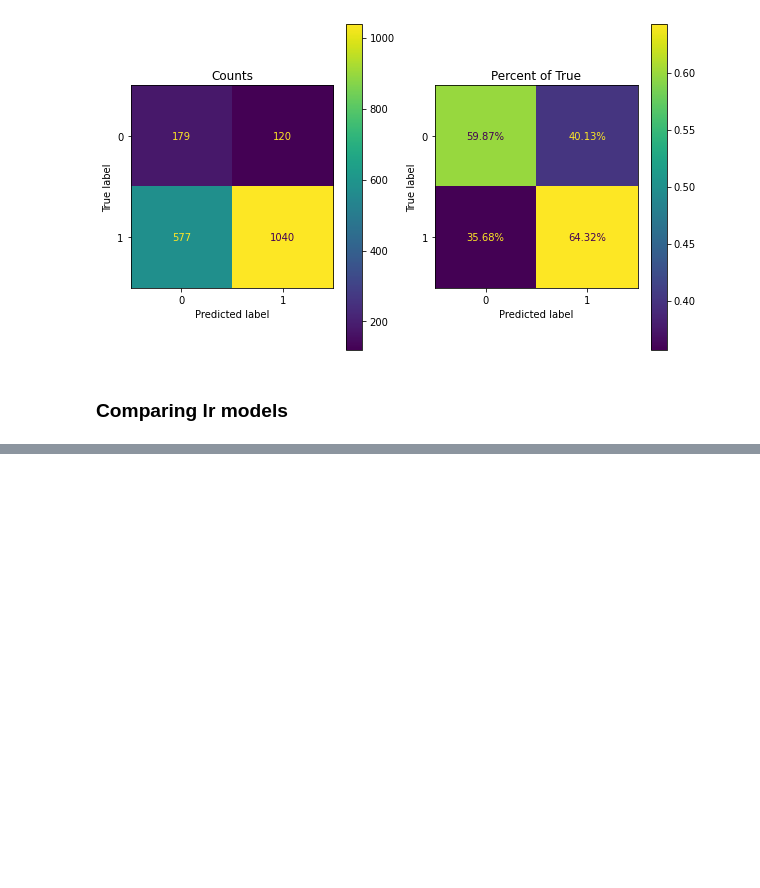
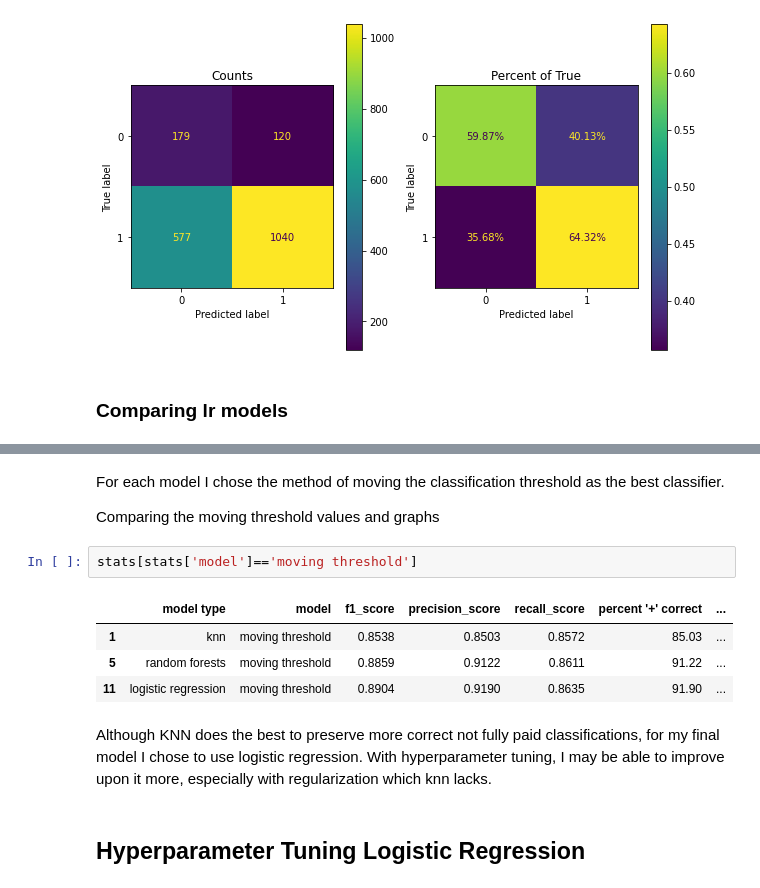
Before and after one commit to mathisme/ThinkfulSLCap, a Jupyter notebook: Capstone.ipynb, the cells around one changed output, grey strips where cells are left out. Drawn from its saved outputs; the diff is of its cells as text; blank space fills up the shorter version.

```diff
--- a/Capstone.ipynb
+++ b/Capstone.ipynb
@@ -930,0 +987,15 @@ plot_confusion_matrix(lr5 ,Xlr_test, y_test, ax = axs[1], normalize='true', valu
+# %% [markdown]
+For each model I chose the method of moving the classification threshold as the best classifier.
+
+Comparing the moving threshold values and graphs
+# %%
+stats[stats['model']=='moving threshold']
+# %% [output]
+|  | model type | model | f1_score | precision_score | recall_score | percent '+' correct | ... |
+| 1 | knn | moving threshold | 0.8538 | 0.8503 | 0.8572 | 85.03 | ... |
+| 5 | random forests | moving threshold | 0.8859 | 0.9122 | 0.8611 | 91.22 | ... |
+| 11 | logistic regression | moving threshold | 0.8904 | 0.9190 | 0.8635 | 91.90 | ... |
+# %% [markdown]
+Although KNN does the best to preserve more correct not fully paid classifications, for my final model I chose to use logistic regression.  With hyperparameter tuning, I may be able to improve upon it more, especially with regularization which knn lacks.
+# %% [markdown]
+## Hyperparameter Tuning Logistic Regression
```
Also changed, not shown: parts of 34 cells of this notebook.
